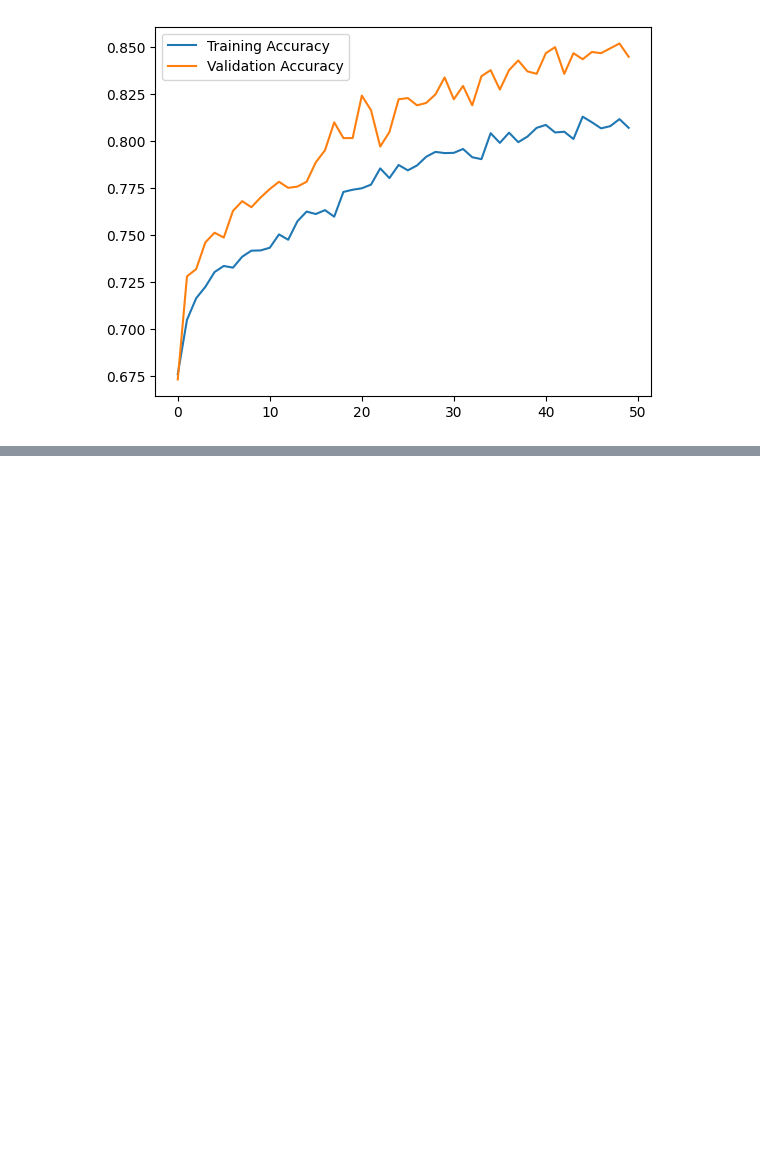
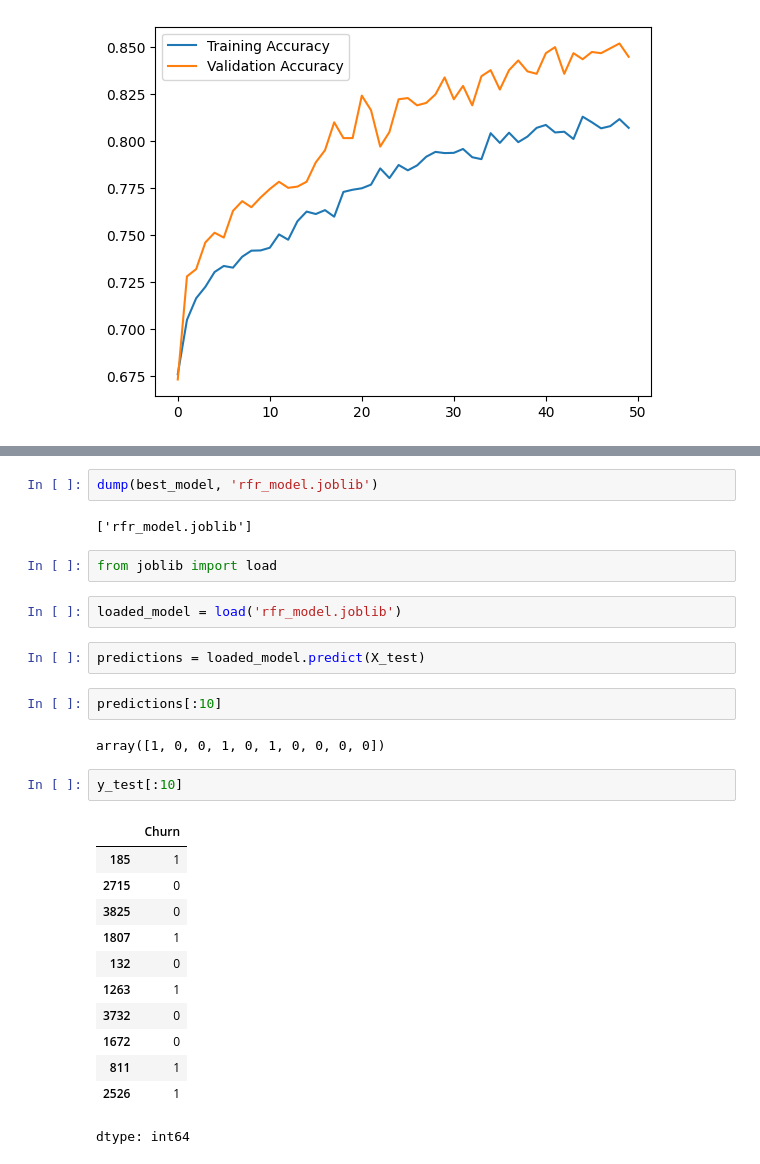
Before and after one commit to PJ779/Customer, a Jupyter notebook: Customer_Churn.ipynb, the cells around one changed output, grey strips where cells are left out. Cells and saved outputs as stored; diff of their text form; blank space fills up the shorter version.

```diff
--- a/Customer_Churn.ipynb
+++ b/Customer_Churn.ipynb
@@ -1137,0 +1166,29 @@ plt.show()
+# %%
+dump(best_model, 'rfr_model.joblib')
+# %% [output]
+['rfr_model.joblib']
+# %%
+from joblib import load
+# %%
+loaded_model = load('rfr_model.joblib')
+# %%
+predictions = loaded_model.predict(X_test)
+# %%
+predictions[:10]
+# %% [output]
+array([1, 0, 0, 1, 0, 1, 0, 0, 0, 0])
+# %%
+y_test[:10]
+# %% [output]
+|  | Churn |
+| 185 | 1 |
+| 2715 | 0 |
+| 3825 | 0 |
+| 1807 | 1 |
+| 132 | 0 |
+| 1263 | 1 |
+| 3732 | 0 |
+| 1672 | 0 |
+| 811 | 1 |
+| 2526 | 1 |
+dtype: int64
```
Also changed, not shown: parts of 13 cells of this notebook.
